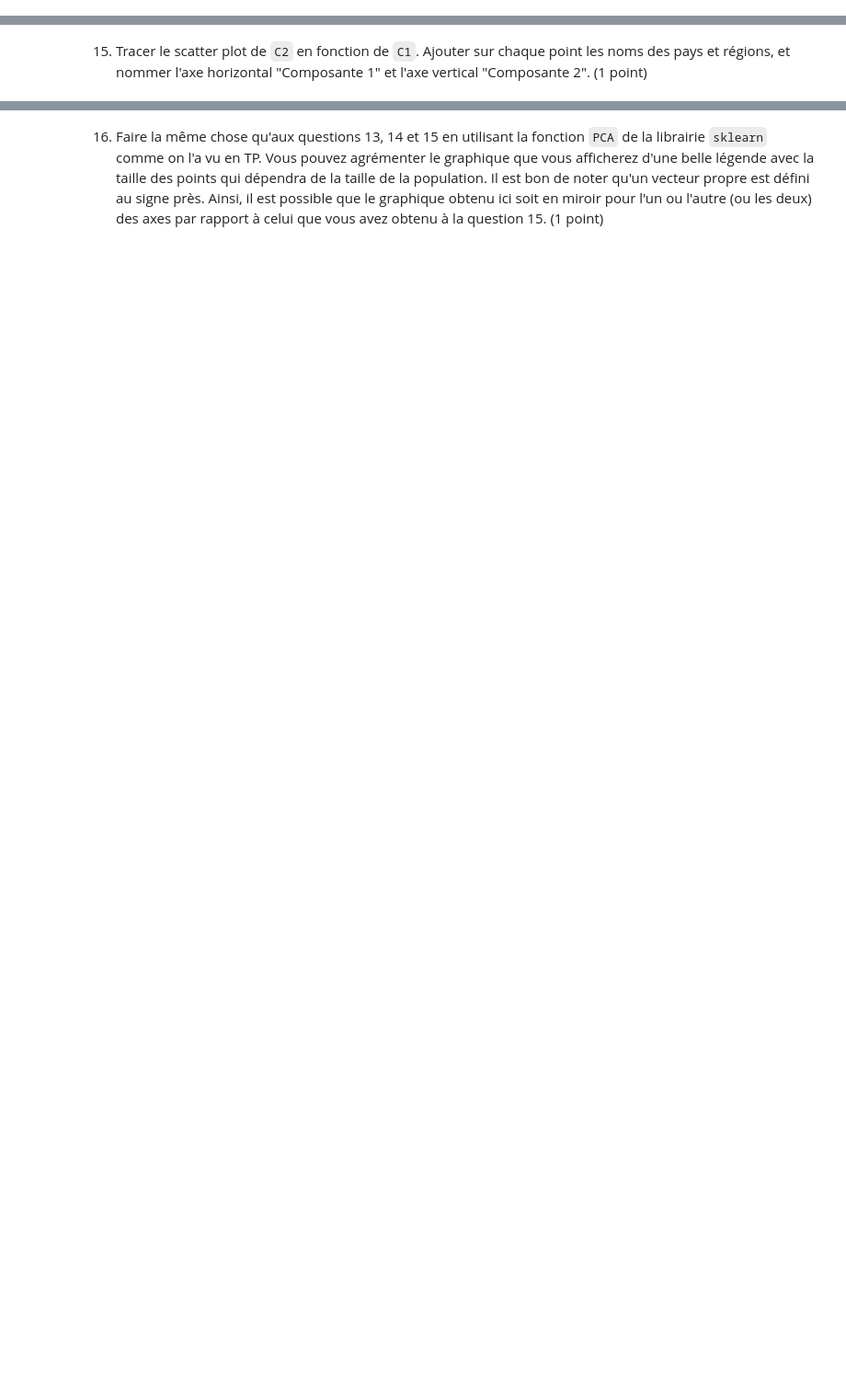
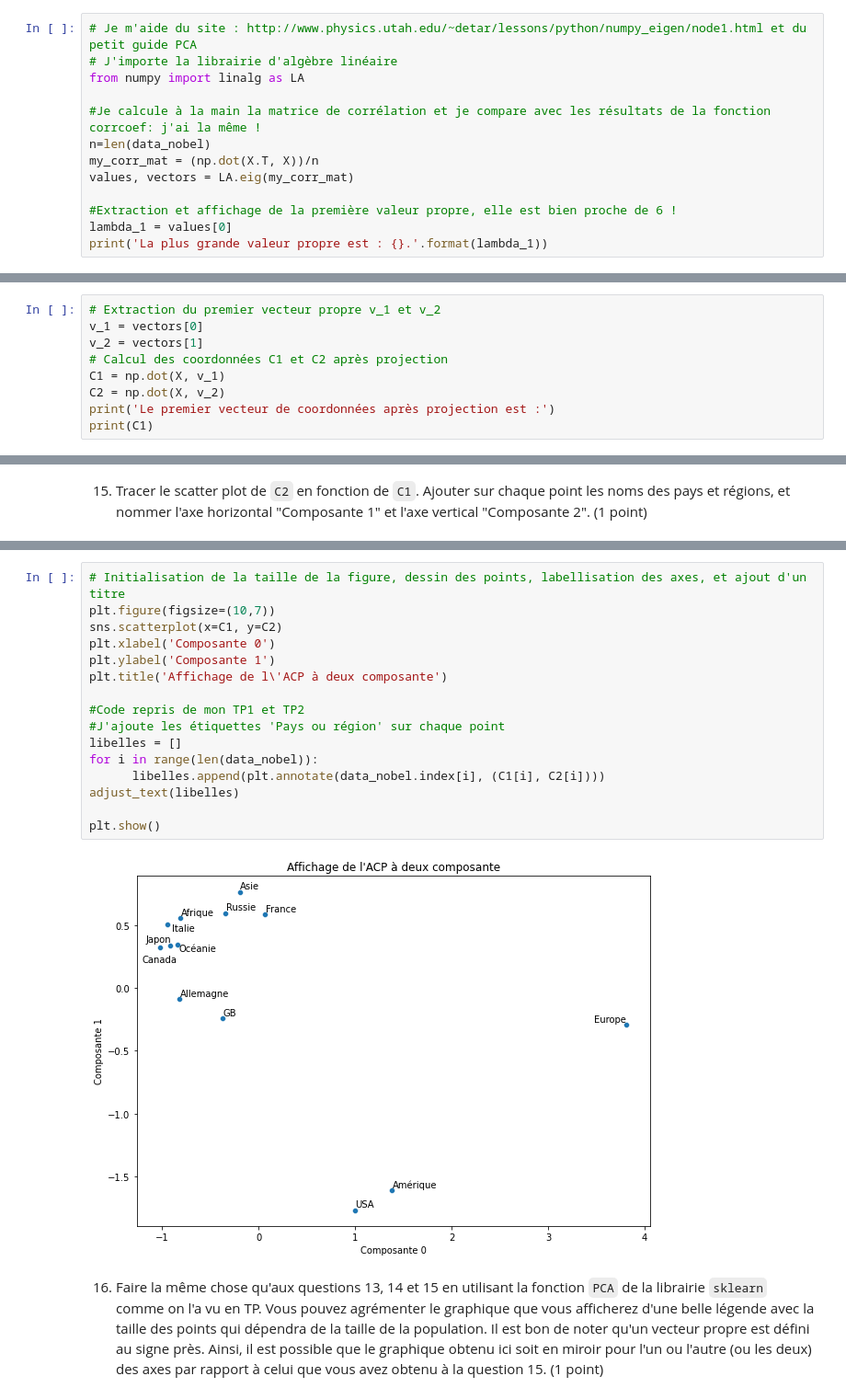
Before and after one commit to Alexandre0702/TP-Analyse-multidimentionnelle, a Jupyter notebook: exam_V3DMI5_2020_ipynb_txt.ipynb, the cells around one changed output, grey strips where cells are left out. Shown: that part at 92% size. Saved outputs shown, nothing was run; the diff lists cells and outputs as text; blank space fills up the shorter version.

```diff
--- a/exam_V3DMI5_2020_ipynb_txt.ipynb
+++ b/exam_V3DMI5_2020_ipynb_txt.ipynb
@@ -80,0 +277,13 @@ Les critères de notation sont:
+# %%
+# Je m'aide du site : http://www.physics.utah.edu/~detar/lessons/python/numpy_eigen/node1.html et du petit guide PCA
+# J'importe la librairie d'algèbre linéaire
+from numpy import linalg as LA
+
+#Je calcule à la main la matrice de corrélation et je compare avec les résultats de la fonction corrcoef: j'ai la même !
+n=len(data_nobel)
+my_corr_mat = (np.dot(X.T, X))/n
+values, vectors = LA.eig(my_corr_mat)
+
+#Extraction et affichage de la première valeur propre, elle est bien proche de 6 !
+lambda_1 = values[0]
+print('La plus grande valeur propre est : {}.'.format(lambda_1))
@@ -84,0 +294,9 @@ Les critères de notation sont:
+# %%
+# Extraction du premier vecteur propre v_1 et v_2
+v_1 = vectors[0]
+v_2 = vectors[1]
+# Calcul des coordonnées C1 et C2 après projection
+C1 = np.dot(X, v_1)
+C2 = np.dot(X, v_2)
+print('Le premier vecteur de coordonnées après projection est :')
+print(C1)
@@ -89,3 +310,21 @@ Les critères de notation sont:
+# %%
+# Initialisation de la taille de la figure, dessin des points, labellisation des axes, et ajout d'un titre
+plt.figure(figsize=(10,7))
+sns.scatterplot(x=C1, y=C2)
+plt.xlabel('Composante 0')
+plt.ylabel('Composante 1')
+plt.title('Affichage de l\'ACP à deux composante')
+
+#Code repris de mon TP1 et TP2
+#J'ajoute les étiquettes 'Pays ou région' sur chaque point
+libelles = []
+for i in range(len(data_nobel)):
+      libelles.append(plt.annotate(data_nobel.index[i], (C1[i], C2[i])))
+adjust_text(libelles)
+
+plt.show()
+# %% [output]
+[figure, added]
 # %% [markdown]
 16. Faire la même chose qu'aux questions 13, 14 et 15 en utilisant la fonction `PCA` de la librairie `sklearn` comme on l'a vu en TP. Vous pouvez agrémenter le graphique que vous afficherez d'une belle légende avec la taille des points qui dépendra de la taille de la population. Il est bon de noter qu'un vecteur propre est défini au signe près. Ainsi, il est possible que le graphique obtenu ici soit en miroir pour l'un ou l'autre (ou les deux) des axes par rapport à celui que vous avez obtenu à la question 15. (1 point)
 # %%
```
Also changed, not shown: parts of 40 cells of this notebook.
